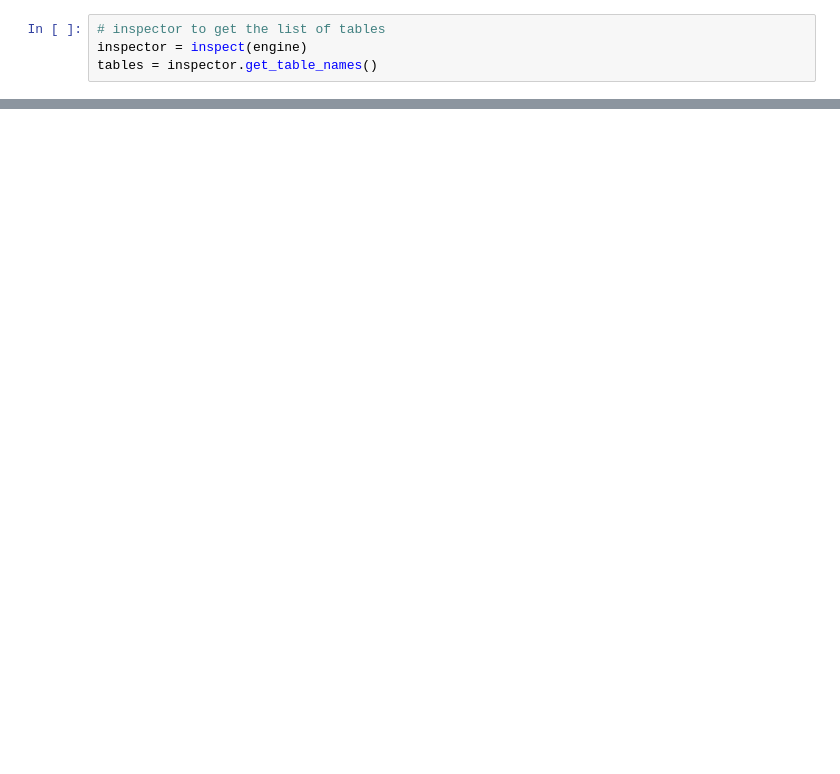
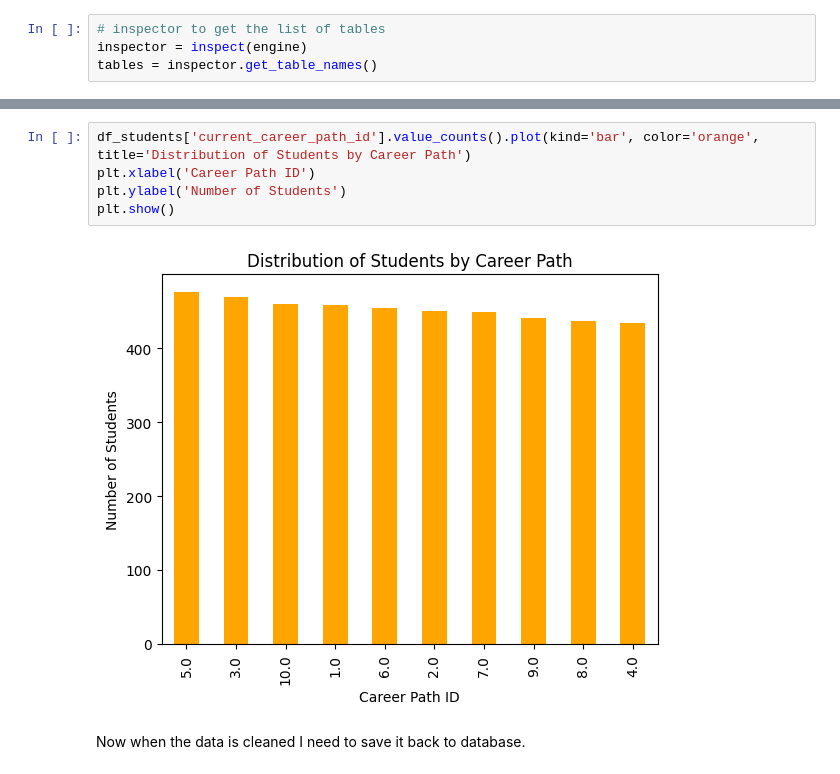
Before and after one commit to rkotkas/subscription-pipeline, a Jupyter notebook: dev/initial_exploration.ipynb, the cells around one changed output, grey strips where cells are left out. Saved outputs shown, nothing was run; the diff lists cells and outputs as text; blank space fills up the shorter version.

```diff
--- a/dev/initial_exploration.ipynb
+++ b/dev/initial_exploration.ipynb
@@ -171,0 +381,9 @@ merged_df.to_csv('merged_data.csv', index=False)
+# %%
+df_students['current_career_path_id'].value_counts().plot(kind='bar', color='orange', title='Distribution of Students by Career Path')
+plt.xlabel('Career Path ID')
+plt.ylabel('Number of Students')
+plt.show()
+# %% [output]
+[figure, added]
+# %% [markdown]
+Now when the data is cleaned I need to save it back to database.
```
Also changed, not shown: parts of 55 cells of this notebook, 4 other files.
